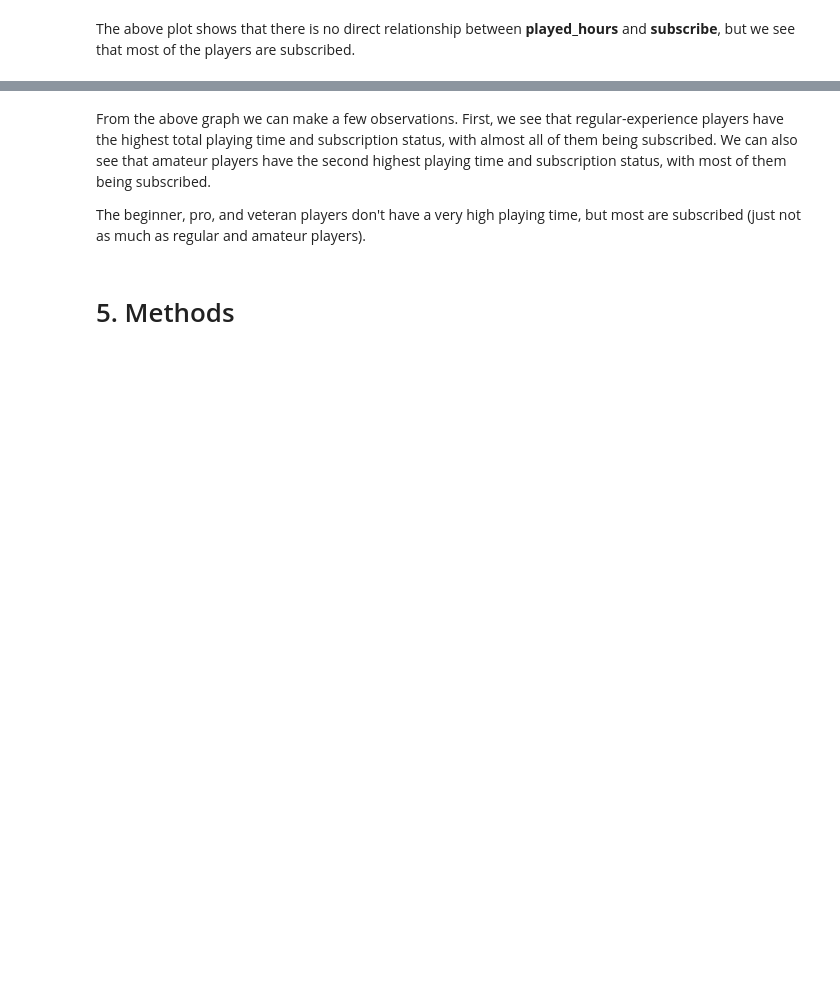
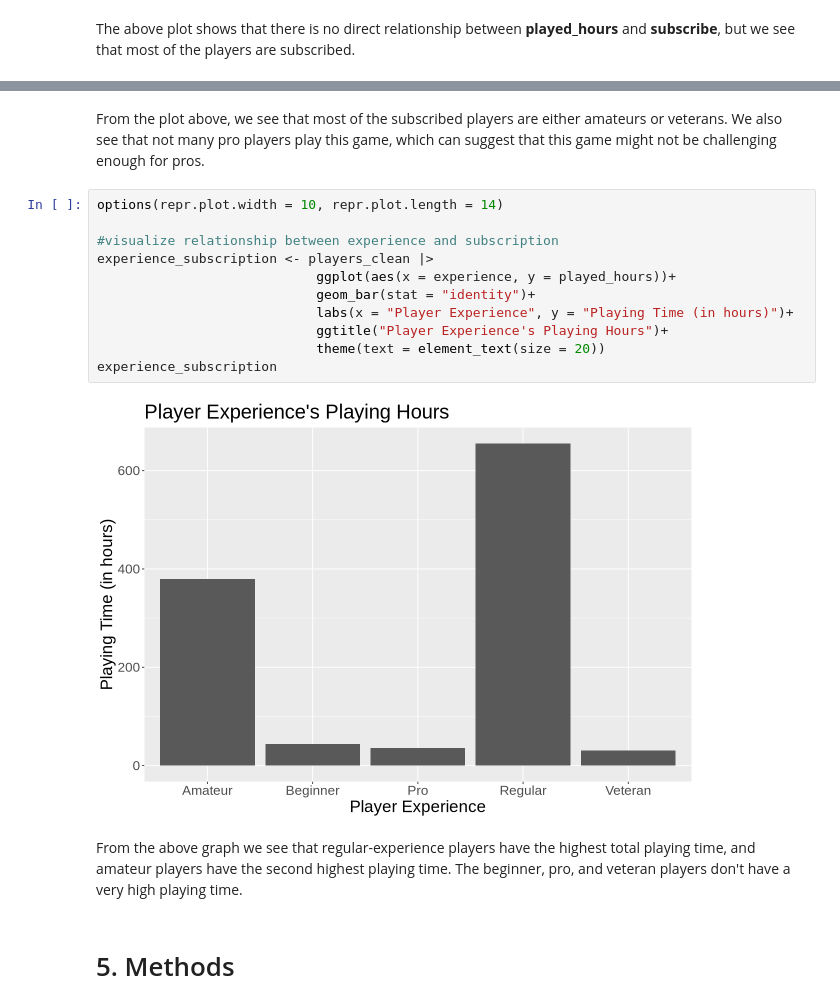
Before and after one commit to Jmmchai/Dsci-100-004-group02, a Jupyter notebook: Final Group Report.ipynb, the cells around one changed output, grey strips where cells are left out. Cells and saved outputs as stored; diff of their text form; blank space fills up the shorter version.

```diff
--- a/Final Group Report.ipynb
+++ b/Final Group Report.ipynb
@@ -157,7 +157,20 @@ experience_subscription
+# %% [markdown]
+From the plot above, we see that most of the subscribed players are either amateurs or veterans. We also see that not many pro players play this game, which can suggest that this game might not be challenging enough for pros.
+# %%
+options(repr.plot.width = 10, repr.plot.length = 14)
+
+#visualize relationship between experience and subscription
+experience_subscription <- players_clean |>
+                            ggplot(aes(x = experience, y = played_hours))+
+                            geom_bar(stat = "identity")+
+                            labs(x = "Player Experience", y = "Playing Time (in hours)")+
+                            ggtitle("Player Experience's Playing Hours")+
+                            theme(text = element_text(size = 20))
+experience_subscription
+# %% [output]
+[figure, added]
 # %% [markdown]
-From the above graph we can make a few observations. First, we see that regular-experience players have the highest total playing time and subscription status, with almost all of them being subscribed. We can also see that amateur players have the second highest playing time and subscription status, with most of them being subscribed.
-
-The beginner, pro, and veteran players don't have a very high playing time, but most are subscribed (just not as much as regular and amateur players).
+From the above graph we see that regular-experience players have the highest total playing time, and amateur players have the second highest playing time. The beginner, pro, and veteran players don't have a very high playing time.
 # %% [markdown]
 # 5. Methods
 # %%
```
Also changed, not shown: parts of 3 cells of this notebook.
